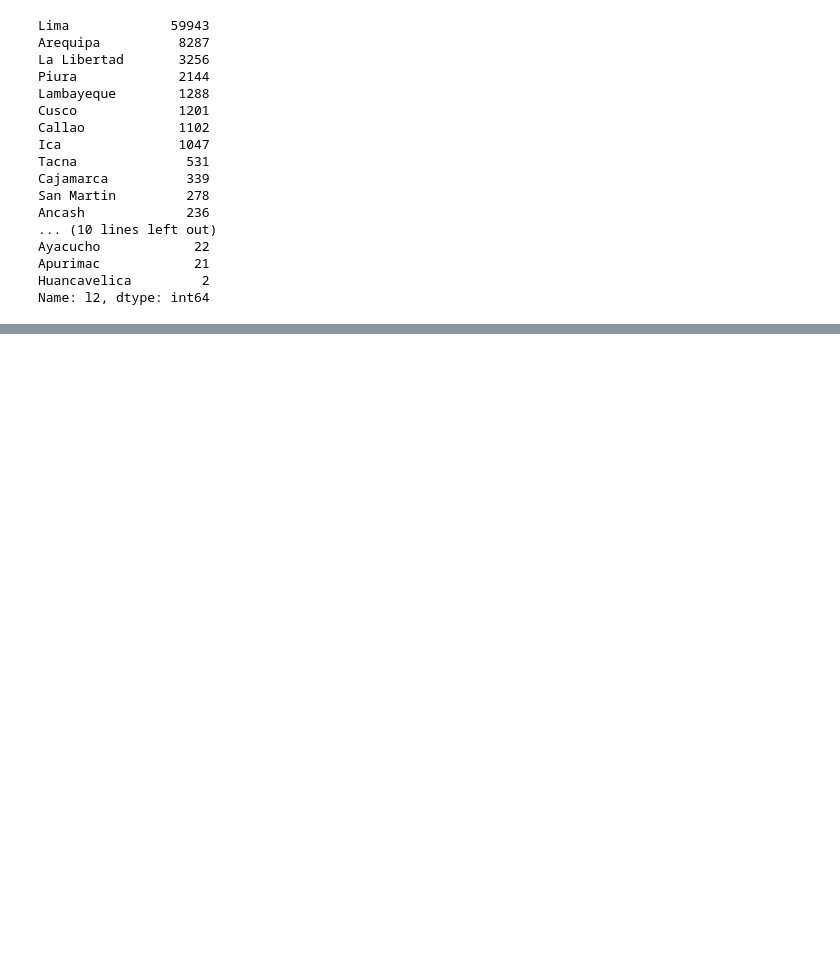
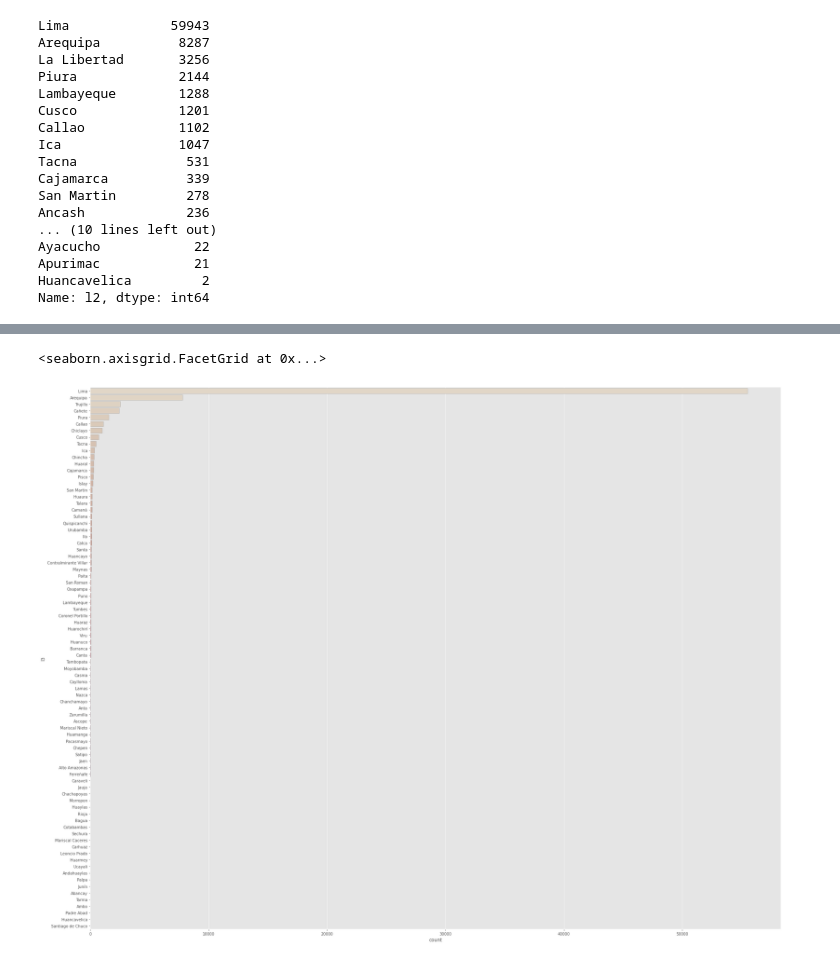
Before and after one commit to XavierCarrera/Datascience, a Jupyter notebook: InmueblesPeru_EDA.ipynb, the cells around one changed output, grey strips where cells are left out. Saved outputs shown, nothing was run; the diff lists cells and outputs as text; code cells hidden in the pictures; blank space fills up the shorter version.

```diff
--- a/InmueblesPeru_EDA.ipynb
+++ b/InmueblesPeru_EDA.ipynb
@@ -158 +159,9 @@ Huancavelica             1
 Name: l3, Length: 82, dtype: int64
+# %%
+sns.catplot(y="l3", kind="count", height=20, aspect=20/15,
+            palette="ch:.25", edgecolor=".6",
+            data=df,
+            order=df["l3"].value_counts().index)
+# %% [output]
+<seaborn.axisgrid.FacetGrid at 0x...>
+[figure, added]
```
Also changed, not shown: parts of 19 cells of this notebook.
